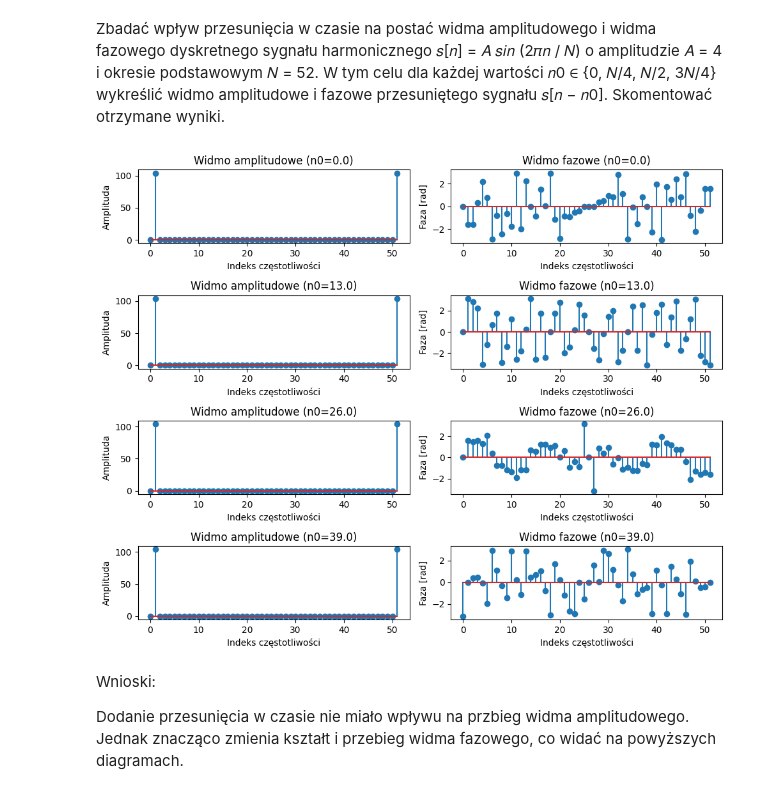
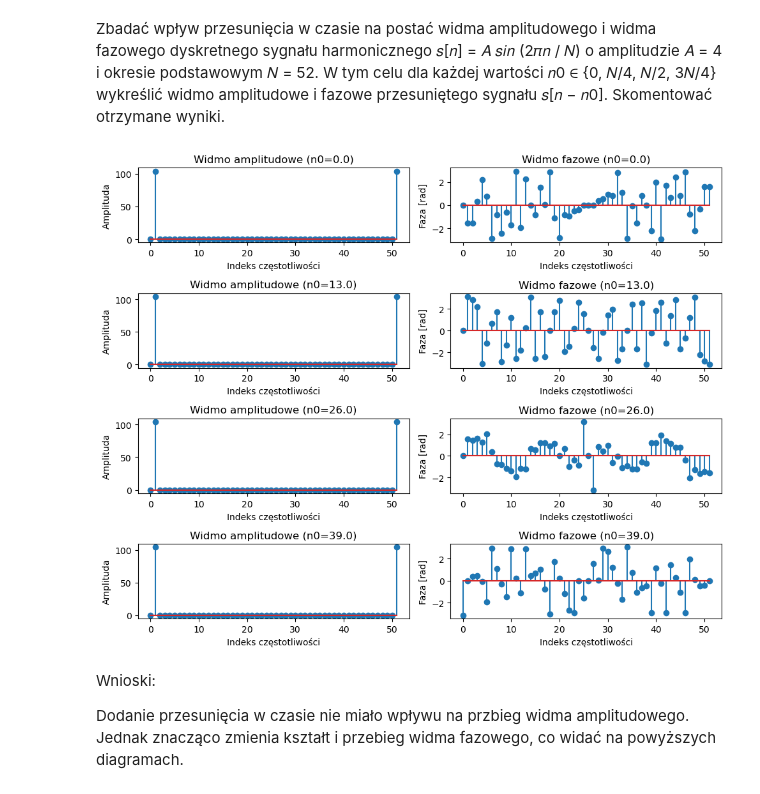
Before and after one commit to Kerciu/WMM_25L, a Jupyter notebook: signals/zad2.ipynb, the cells around one changed output. Cells and saved outputs as stored; diff of their text form; code cells hidden in the pictures.

```diff
--- a/signals/zad2.ipynb
+++ b/signals/zad2.ipynb
@@ -18,35 +18,42 @@ n = np.arange(N)
 n0_array = np.array([0, N/4, N/2, 3 * N/4])
 
 def calc_spectrum(signal):
     return fft(signal)
 
 def calc_amplitude_spectrum(signal):
     return np.abs(calc_spectrum(signal))
 
+
 def calc_phase_spectrum(signal):
-    return np.angle(calc_spectrum(signal))
+    angles = np.angle(calc_spectrum(signal))
+
+    zero_angles = abs(angles) < 0.01
+    angles *= ~zero_angles
+
+    return angles
+
 
 fig, axes = plt.subplots(len(n0_array), 2, figsize=(10, 8))
 
 for i, n0 in enumerate(n0_array):
     shifted_signal = signal(n, bias=n0)
     amplitude_spectrum = calc_amplitude_spectrum(shifted_signal)
     phase_spectrum = calc_phase_spectrum(shifted_signal)
 
     axes[i, 0].stem(amplitude_spectrum)
     axes[i, 0].set_title(f"Widmo amplitudowe (n0={n0})")
     axes[i, 0].set_xlabel("Indeks częstotliwości")
     axes[i, 0].set_ylabel("Amplituda")
 
     axes[i, 1].stem(phase_spectrum)
     axes[i, 1].set_title(f"Widmo fazowe (n0={n0})")
     axes[i, 1].set_xlabel("Indeks częstotliwości")
     axes[i, 1].set_ylabel("Faza [rad]")
 
 plt.tight_layout()
 plt.show()
 # %% [output]
-[figure, old version]
+[figure, new version]
 # %% [markdown]
 Wnioski:
 
```
